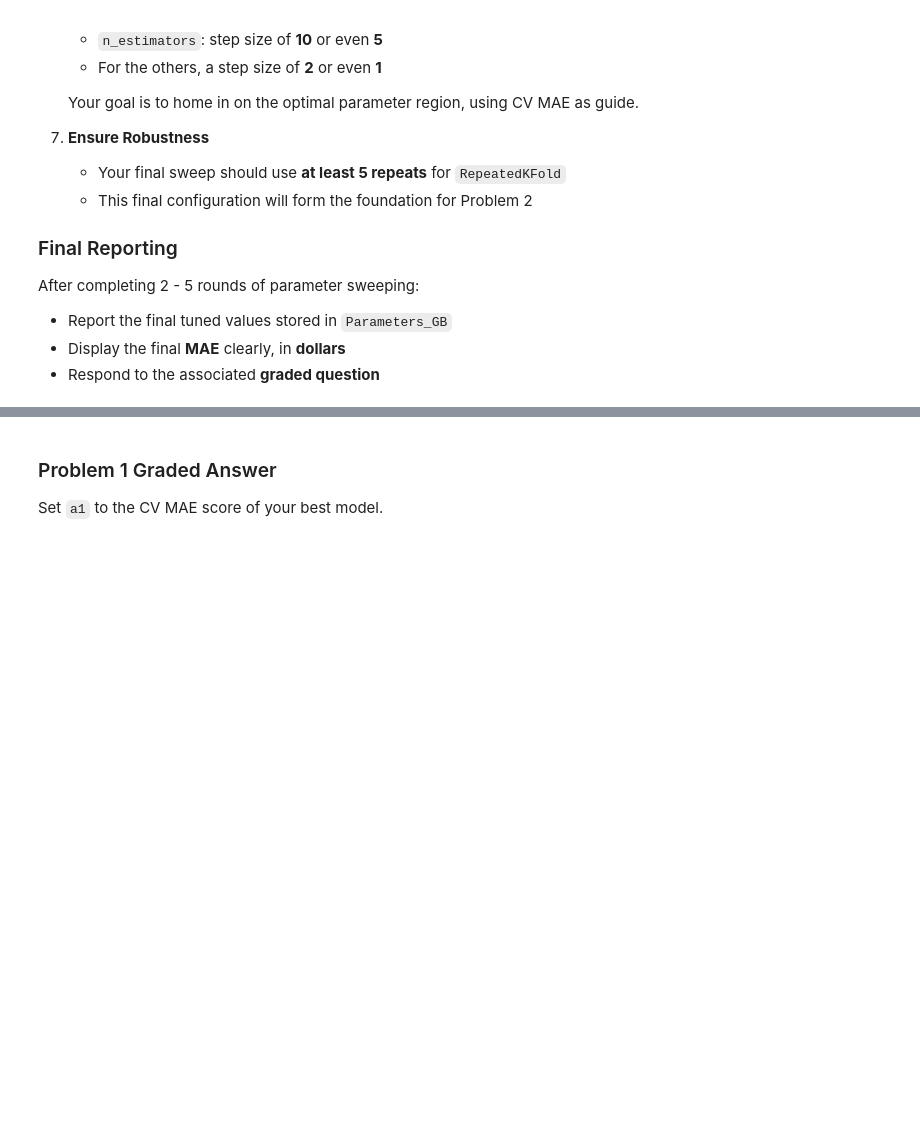
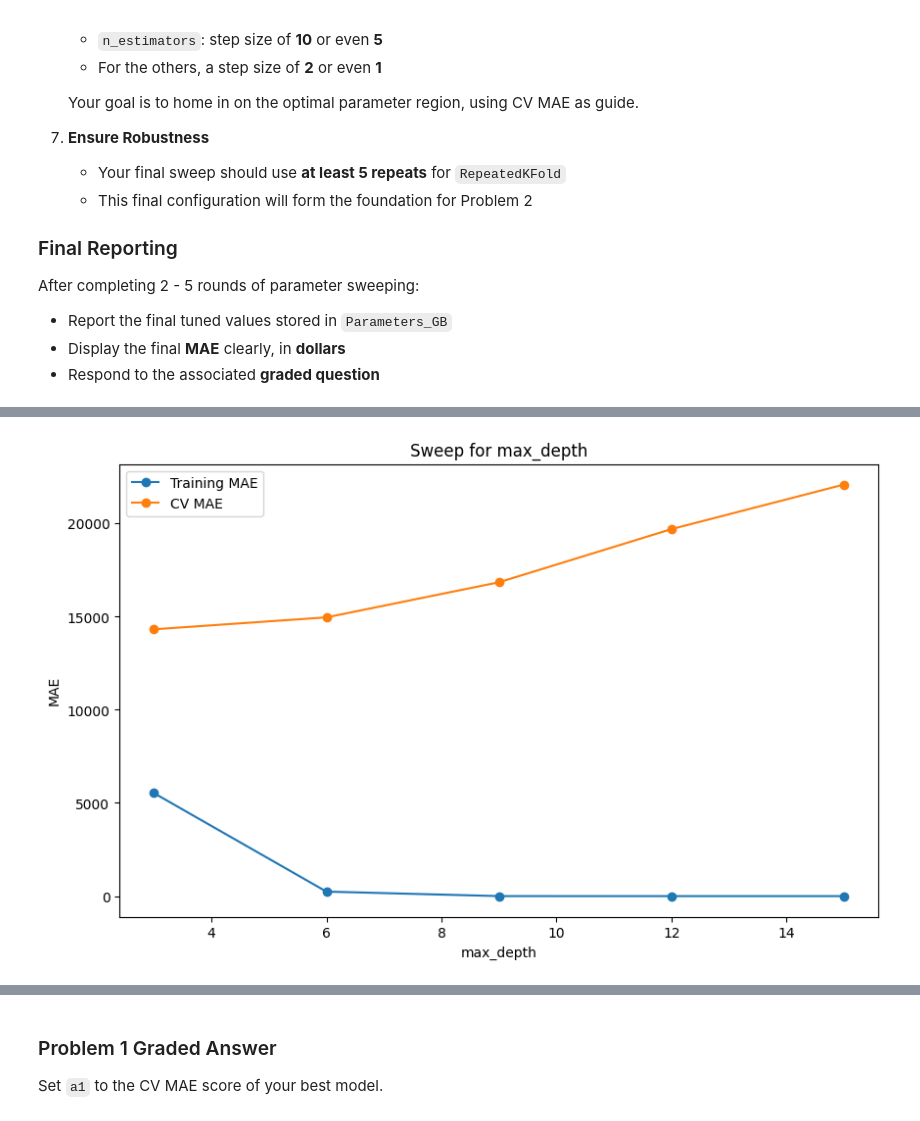
Before and after one commit to muathdb/HW7-Mod-3, a Jupyter notebook: Homework_07.ipynb, the cells around one changed output, grey strips where cells are left out. Drawn from its saved outputs; the diff is of its cells as text; code cells hidden in the pictures; blank space fills up the shorter version.

```diff
--- a/Homework_07.ipynb
+++ b/Homework_07.ipynb
@@ -467,0 +478,12 @@ def sweep_parameter(ModelClass, param_dict, X_train, y_train, param_name, param_
+# %%
+Params_GB = sweep_parameter(
+    GradientBoostingRegressor,
+    Params_GB,
+    'max_depth',
+    range(3, 16, 3),
+    X_train,
+    y_train,
+    repeats=2
+)
+# %% [output]
+[figure, added]
```
Also changed, not shown: parts of 35 cells of this notebook.
